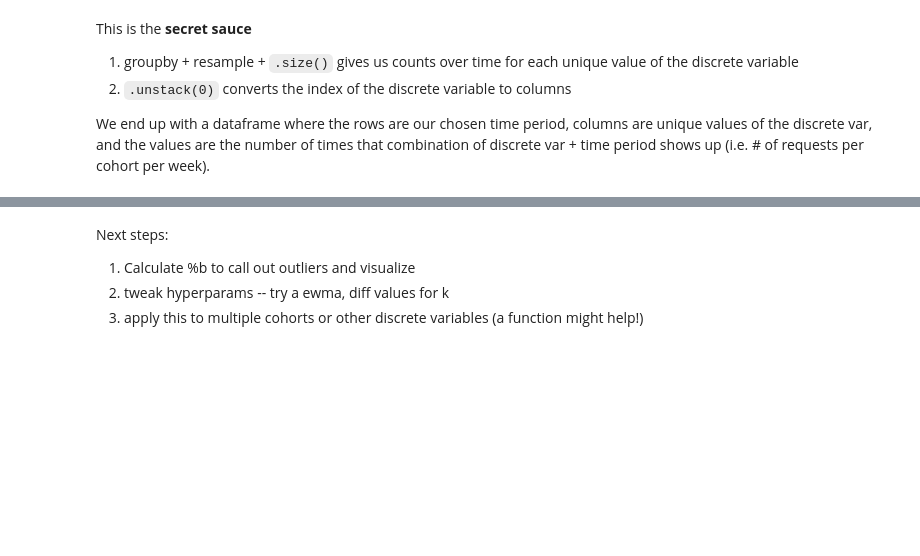
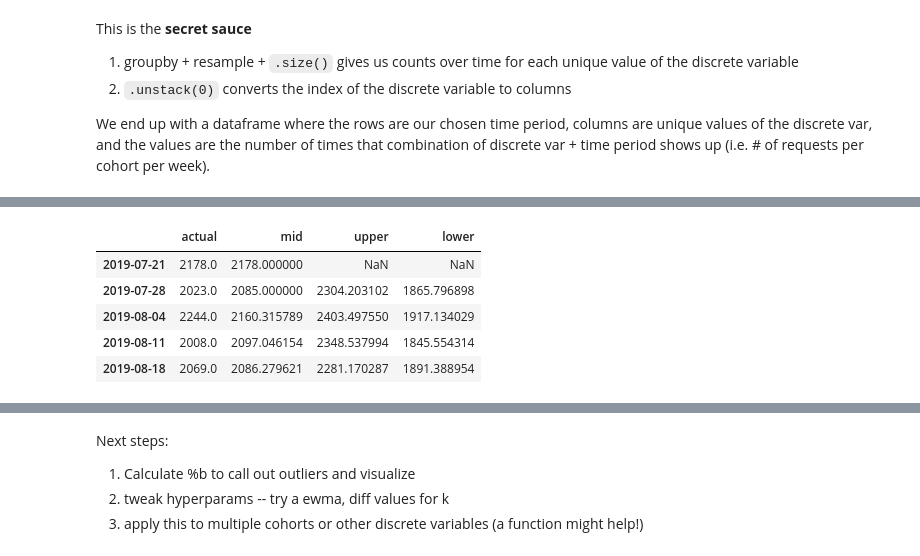
Before and after one commit to CodeupClassroom/innis-anomaly-detection, a Jupyter notebook: tsad-innis.ipynb, the cells around one changed output, grey strips where cells are left out. Saved outputs shown, nothing was run; the diff lists cells and outputs as text; code cells hidden in the pictures; blank space fills up the shorter version.

```diff
--- a/tsad-innis.ipynb
+++ b/tsad-innis.ipynb
@@ -163,0 +280,3 @@ cohort_requests =
+# %%
+K = 2
+M = 5
@@ -163,0 +292,2 @@ cohort_requests =
+# %%
+s = cohort_requests.iloc[:,0]
@@ -164,17 +309,21 @@ cohort_requests =
 # %%
-K =
-M =
-s =
-bands =
-std =
+bands = pd.DataFrame()
+std = s.ewm(span=M).std()
 # std = s.rolling(M).std()
-bands['actual'] =
+bands['actual'] = s
 
 # bands['mid'] = bands.actual.rolling(M).mean()
-bands['mid'] =
-bands['upper'] =
-bands['lower'] =
+bands['mid'] = s.ewm(span=M).mean()
+bands['upper'] = bands['mid'] + K * std
+bands['lower'] = bands['mid'] - K * std
 bands.head()
+# %% [output]
+|  | actual | mid | upper | lower |
+| 2019-07-21 | 2178.0 | 2178.000000 | NaN | NaN |
+| 2019-07-28 | 2023.0 | 2085.000000 | 2304.203102 | 1865.796898 |
+| 2019-08-04 | 2244.0 | 2160.315789 | 2403.497550 | 1917.134029 |
+| 2019-08-11 | 2008.0 | 2097.046154 | 2348.537994 | 1845.554314 |
+| 2019-08-18 | 2069.0 | 2086.279621 | 2281.170287 | 1891.388954 |
 # %%
 bands[['upper', 'lower']].plot(color='black', alpha=.6, ls=':', figsize=(16, 6))
 bands.mid.plot(color='black', alpha=.6, ls='--')
```
Also changed, not shown: parts of 33 cells of this notebook.
